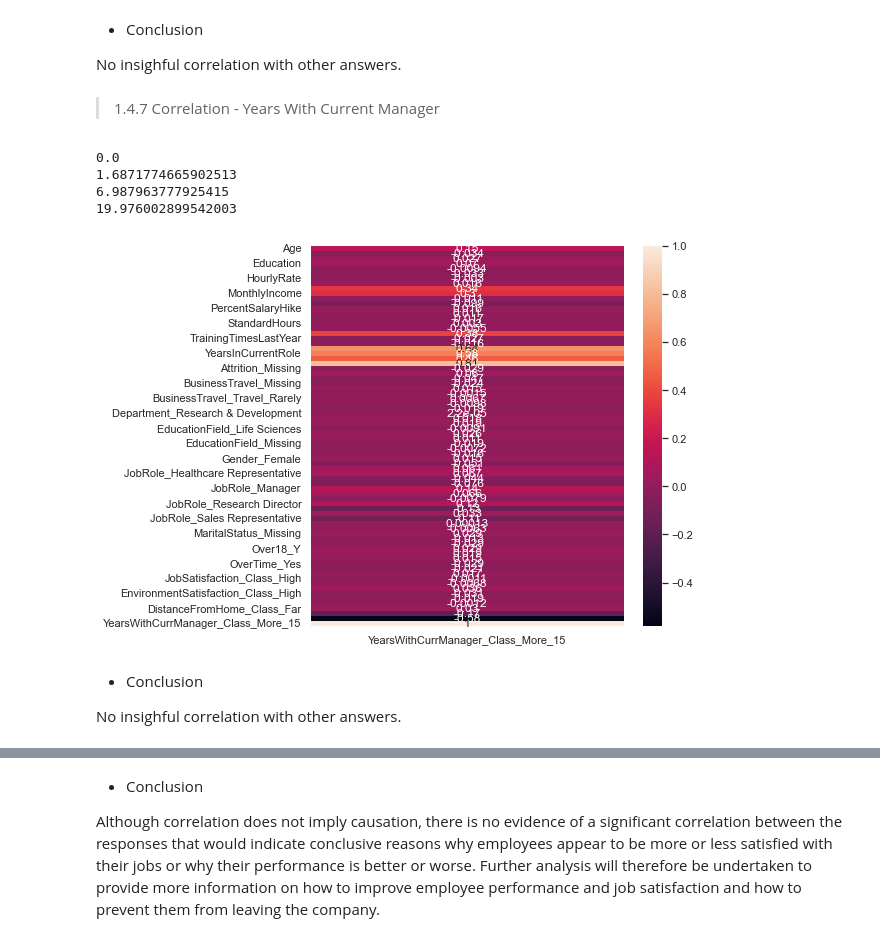
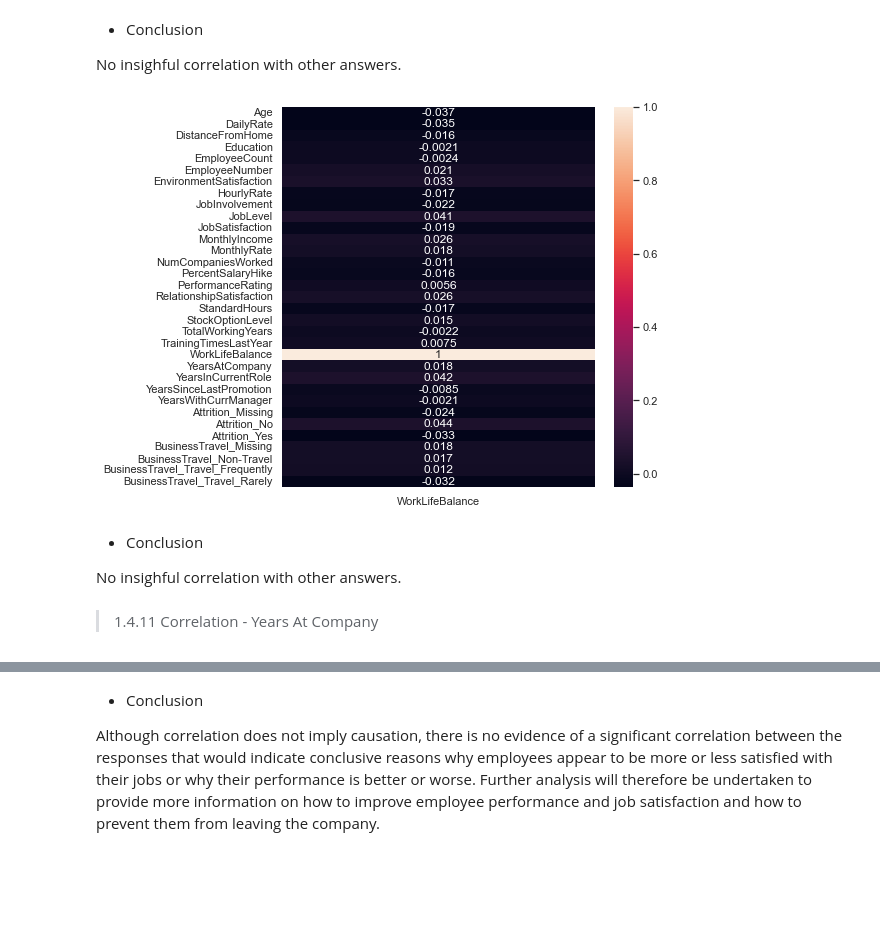
Before and after one commit to EduardoJMatosRomero/MLDPSTCA2, a Jupyter notebook: EduardoJMatosRomero_sba23298_Lvl8_CA2.ipynb, the cells around one changed output, grey strips where cells are left out. Cells and saved outputs as stored; diff of their text form; code cells hidden in the pictures; blank space fills up the shorter version.

```diff
--- a/EduardoJMatosRomero_sba23298_Lvl8_CA2.ipynb
+++ b/EduardoJMatosRomero_sba23298_Lvl8_CA2.ipynb
@@ -845,10 +800,0 @@ print(df['EnvironmentSatisfaction'].max())
-# %%
-# Defining thresholds.
-thresholds = [0.74, 1.90, 3.38, 5.26]
-
-# Creating bins using the defined thresholds
-df3['EnvironmentSatisfaction_Class'] = pd.cut(df3['EnvironmentSatisfaction'], bins=thresholds, labels=['Low', 'Medium', 'High'], include_lowest=True)
-
-df3.drop('EnvironmentSatisfaction', axis=1, inplace=True)
-
-df3 = pd.get_dummies(df3, columns=['EnvironmentSatisfaction_Class'])
@@ -894,9 +812,0 @@ print(df['DistanceFromHome'].max())
-# %%
-# Defining bins based on the min and max values
-bins = [0.75, 2.15, 13.59, 33.69]  # Adjust the bin edges as needed
-
-# Creating binned column in df3
-df3['DistanceFromHome_Class'] = pd.cut(df3['DistanceFromHome'], bins=bins, labels=['Near', 'Moderate', 'Far'])
-
-# Applying one-hot encoding to the new column in df3
-df3 = pd.get_dummies(df3, columns=['DistanceFromHome_Class'])
@@ -934,0 +853,6 @@ plt.show()
+# %%
+df3 = pd.get_dummies(df3, columns=['BusinessTravel'])
+
+plt.figure(figsize=(7,7))
+sns.heatmap(df3.corr()[["BusinessTravel_Non-Travel"]], annot=True)
+plt.show()
@@ -936,27 +862,3 @@ plt.show()
 - Conclusion
 
 No insighful correlation with other answers.
-# %% [markdown]
-> 1.4.7 Correlation - Years With Current Manager
-# %%
-Q1 = df['YearsWithCurrManager'].quantile(0.25)
-Q3 = df['YearsWithCurrManager'].quantile(0.75)
-
-print(df['YearsWithCurrManager'].min())
-print(Q1)
-print(Q3)
-print(df['YearsWithCurrManager'].max())
-# %% [output]
-0.0
-1.6871774665902513
-6.987963777925415
-19.976002899542003
-# %%
-# Defining bins based on the min and max values
-bins = [0.0, 1.6871774665902513, 6.987963777925415, 19.976002899542003]
-
-# Creating binned column in df3
-df3['YearsWithCurrManager_Class'] = pd.cut(df3['YearsWithCurrManager'], bins=bins, labels=['less_2', 'less_7', 'More_15'])
-
-# Applying one-hot encoding to the new column in df3
-df3 = pd.get_dummies(df3, columns=['YearsWithCurrManager_Class'])
@@ -963,10 +867,12 @@ df3 = pd.get_dummies(df3, columns=['YearsWithCurrManager_Class'])
 # %%
 plt.figure(figsize=(7,7))
-sns.heatmap(df3.corr()[["YearsWithCurrManager_Class_More_15"]], annot=True)
+sns.heatmap(df3.corr()[["WorkLifeBalance"]], annot=True)
 plt.show()
 # %% [output]
-[figure, old version]
+[figure, new version]
 # %% [markdown]
 - Conclusion
 
 No insighful correlation with other answers.
+# %% [markdown]
+> 1.4.11 Correlation - Years At Company
```
Also changed, not shown: parts of 57 cells of this notebook.
